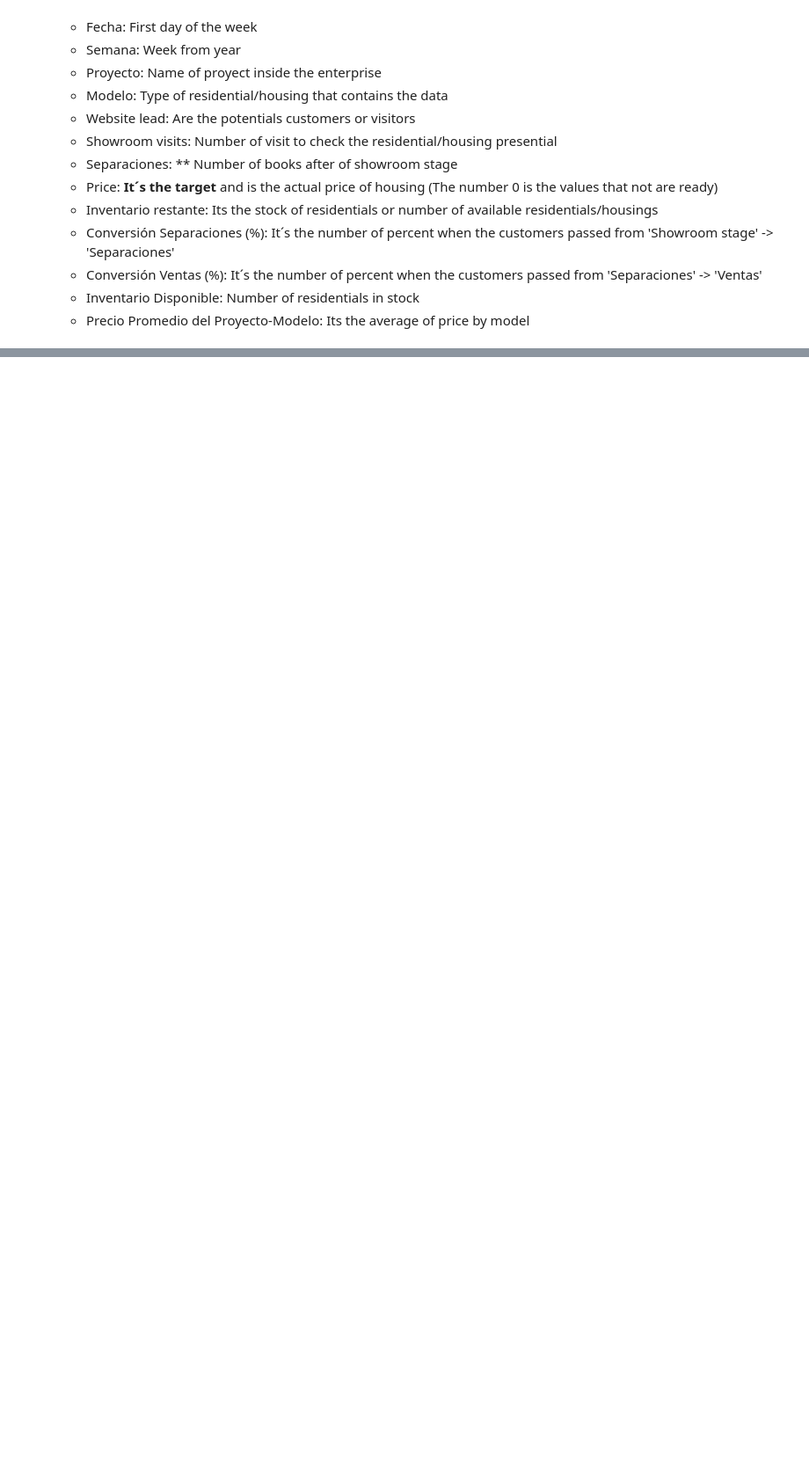
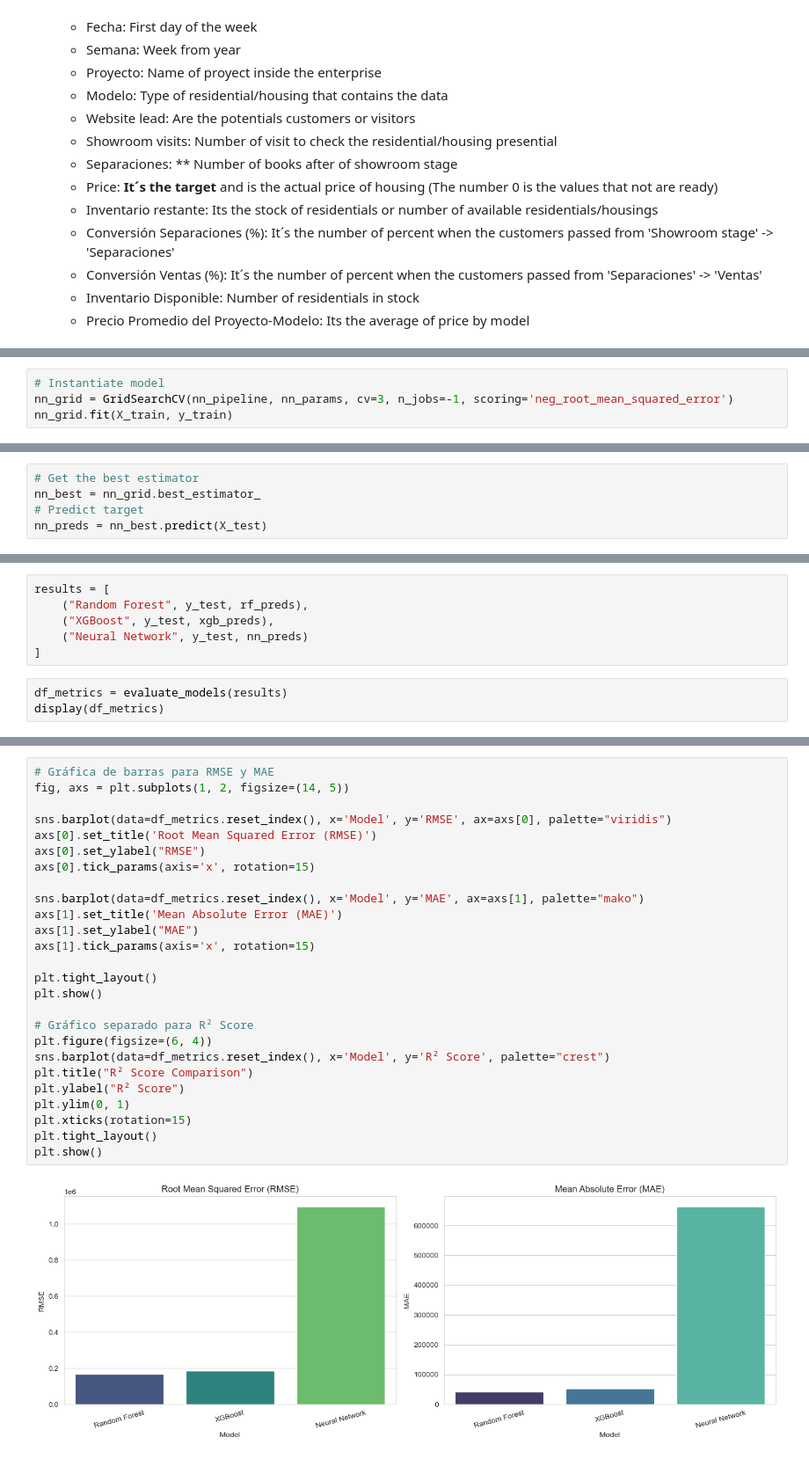
Before and after one commit to OmarTrejo/housing-price-optimizer, a Jupyter notebook: HousingPriceOptimizer.ipynb, the cells around one changed output, grey strips where cells are left out. Shown: that part at 88% size. Drawn from its saved outputs; the diff is of its cells as text; blank space fills up the shorter version.

```diff
--- a/HousingPriceOptimizer.ipynb
+++ b/HousingPriceOptimizer.ipynb
@@ -186,0 +375,4 @@ memory usage: 149.8+ KB
+# %%
+# Instantiate model
+nn_grid = GridSearchCV(nn_pipeline, nn_params, cv=3, n_jobs=-1, scoring='neg_root_mean_squared_error')
+nn_grid.fit(X_train, y_train)
@@ -186,0 +390,5 @@ memory usage: 149.8+ KB
+# %%
+# Get the best estimator
+nn_best = nn_grid.best_estimator_
+# Predict target
+nn_preds = nn_best.predict(X_test)
@@ -186,0 +423,9 @@ memory usage: 149.8+ KB
+# %%
+results = [
+    ("Random Forest", y_test, rf_preds),
+    ("XGBoost", y_test, xgb_preds),
+    ("Neural Network", y_test, nn_preds)
+]
+# %%
+df_metrics = evaluate_models(results)
+display(df_metrics)
@@ -186,0 +438,28 @@ memory usage: 149.8+ KB
+# %%
+# Gráfica de barras para RMSE y MAE
+fig, axs = plt.subplots(1, 2, figsize=(14, 5))
+
+sns.barplot(data=df_metrics.reset_index(), x='Model', y='RMSE', ax=axs[0], palette="viridis")
+axs[0].set_title('Root Mean Squared Error (RMSE)')
+axs[0].set_ylabel("RMSE")
+axs[0].tick_params(axis='x', rotation=15)
+
+sns.barplot(data=df_metrics.reset_index(), x='Model', y='MAE', ax=axs[1], palette="mako")
+axs[1].set_title('Mean Absolute Error (MAE)')
+axs[1].set_ylabel("MAE")
+axs[1].tick_params(axis='x', rotation=15)
+
+plt.tight_layout()
+plt.show()
+
+# Gráfico separado para R² Score
+plt.figure(figsize=(6, 4))
+sns.barplot(data=df_metrics.reset_index(), x='Model', y='R² Score', palette="crest")
+plt.title("R² Score Comparison")
+plt.ylabel("R² Score")
+plt.ylim(0, 1)
+plt.xticks(rotation=15)
+plt.tight_layout()
+plt.show()
+# %% [output]
+[figure, added]
```
Also changed, not shown: parts of 53 cells of this notebook, 3 other files.
